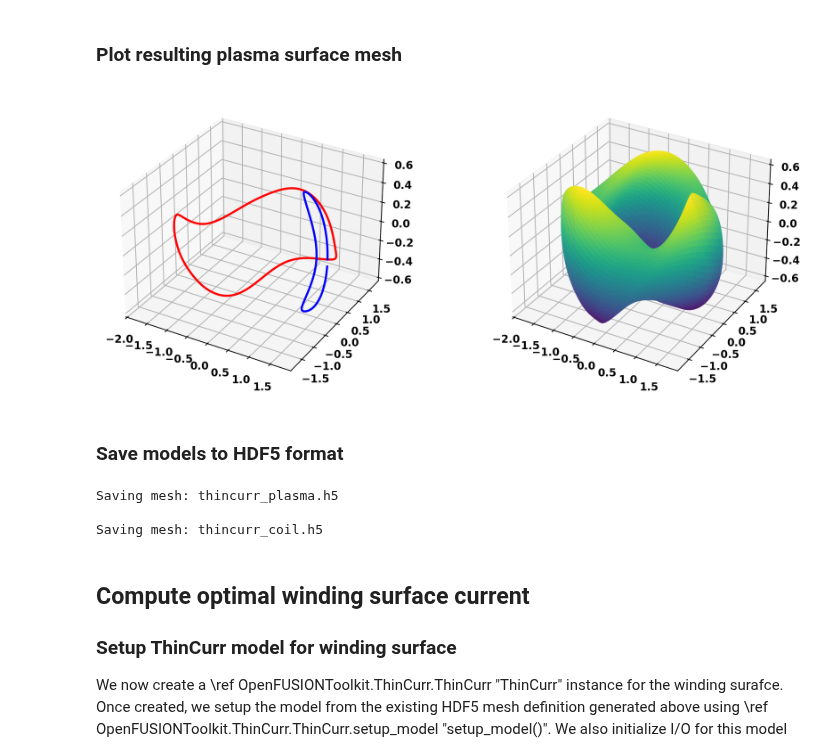
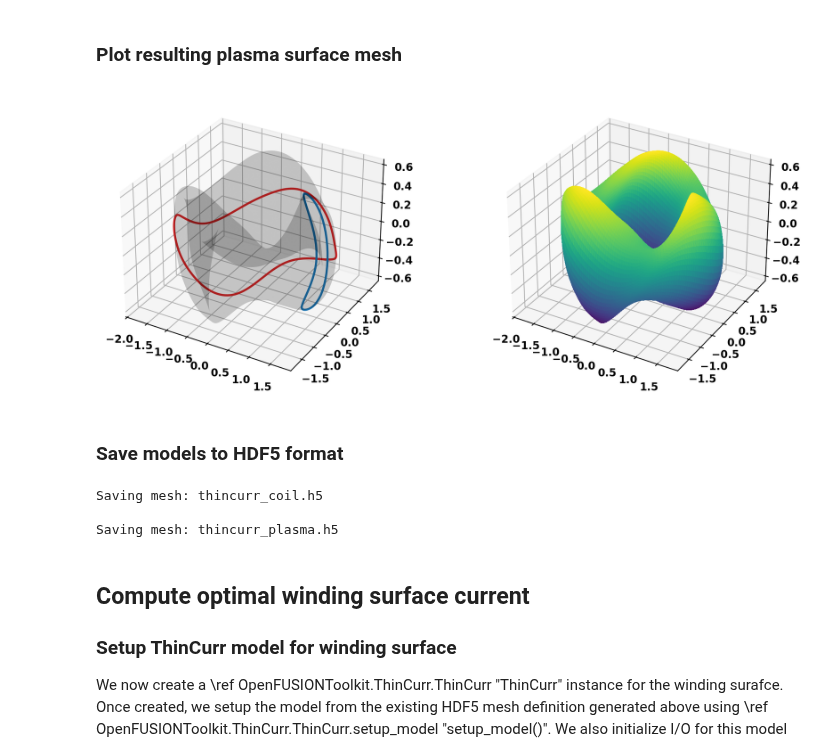
Before and after one commit to samuel-frei/OpenFUSIONToolkit, a Jupyter notebook: src/examples/ThinCurr/REGCOIL/ThinCurr_REGCOIL.ipynb, the cells around one changed output. Saved outputs shown, nothing was run; the diff lists cells and outputs as text; code cells hidden in the pictures.

```diff
--- a/src/examples/ThinCurr/REGCOIL/ThinCurr_REGCOIL.ipynb
+++ b/src/examples/ThinCurr/REGCOIL/ThinCurr_REGCOIL.ipynb
@@ -36,10 +35,10 @@ First we create ThinCurr models for the winding and plasma surfaces using a REGC
 # %%
 # Create coil mesh
 coil_grid, nfp = build_regcoil_grid('regcoil_out.li383.nc', 'coil', 64, 64, full_torus=False)
-lc_coil, r_coil, tnodeset_coil, pnodesets_coil, r_map = build_periodic_mesh(coil_grid,nfp)
+coil_grid = ThinCurr_periodic_toroid(coil_grid, nfp, 64, 64)
 # Create plasma mesh
 plasma_grid, _ = build_regcoil_grid('regcoil_out.li383.nc', 'plasma', 64, 64*nfp, full_torus=True)
-lc_plasma, r_plasma, tnodeset_plasma, [pnodeset_plasma], _ = build_periodic_mesh(plasma_grid,1)
+plasma_grid = ThinCurr_periodic_toroid(plasma_grid, 1, 64, 64)
 # %% [markdown]
 ### Plot resulting winding surface mesh
 # %%
@@ -57,25 +50,18 @@ _ = ax.plot_trisurf(r_coil[:,0], r_coil[:,1], r_coil[:,2], triangles=lc_coil, cm
 ### Plot resulting plasma surface mesh
 # %%
 fig = plt.figure(figsize=(12,5))
-ax = fig.add_subplot(1,2,1, projection='3d')
-ax.plot(r_plasma[tnodeset_plasma,0], r_plasma[tnodeset_plasma,1], r_plasma[tnodeset_plasma,2], c='red')
-ax.plot(r_plasma[pnodeset_plasma,0], r_plasma[pnodeset_plasma,1], r_plasma[pnodeset_plasma,2], c='blue')
-
-ax = fig.add_subplot(1,2,2, projection='3d')
-_ = ax.plot_trisurf(r_plasma[:,0], r_plasma[:,1], r_plasma[:,2], triangles=lc_plasma, cmap='viridis')
+plasma_grid.plot_mesh(fig)
 # %% [output]
-[figure, old version]
+[figure, new version]
 # %% [markdown]
 ### Save models to HDF5 format
 # %%
-write_ThinCurr_mesh('thincurr_plasma.h5', r_plasma, lc_plasma+1, np.ones((lc_plasma.shape[0],)),
-                    holes=[pnodeset_plasma+1,tnodeset_plasma+1])
-write_periodic_mesh('thincurr_coil.h5', r_coil, lc_coil+1, np.ones((lc_coil.shape[0],)),
-                    tnodeset_coil, pnodesets_coil, pmap=r_map, nfp=nfp, include_closures=False)
+coil_grid.write_to_file('thincurr_coil.h5')
+plasma_grid.write_to_file('thincurr_plasma.h5')
 # %% [output]
+Saving mesh: thincurr_coil.h5
+
 Saving mesh: thincurr_plasma.h5
-
-Saving mesh: thincurr_coil.h5
 # %% [markdown]
 ## Compute optimal winding surface current
 
```
Also changed, not shown: parts of 10 cells of this notebook, 3 other files.
